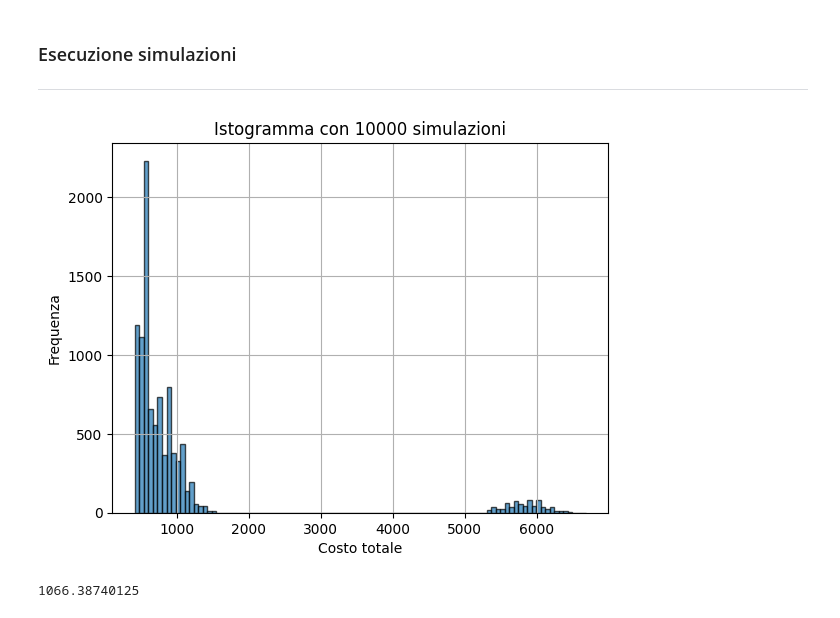
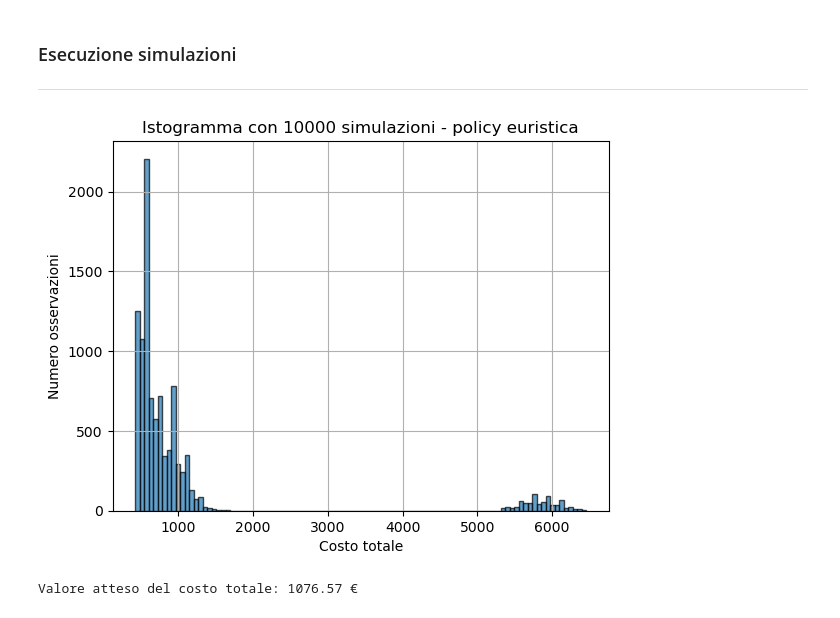
Before and after one commit to kevix01/dp_project, a Jupyter notebook: EfficientSnowProduction.ipynb, the cells around one changed output. Saved outputs shown, nothing was run; the diff lists cells and outputs as text; code cells hidden in the pictures.

```diff
--- a/EfficientSnowProduction.ipynb
+++ b/EfficientSnowProduction.ipynb
@@ -762,22 +765,22 @@ def simulate_heuristic(T,d0,print_enabled=False):
 # %%
 num_simulations = int(1e4)
 total_costs_vector = np.empty(num_simulations)
 
 def run_simulations(total_costs_vector, num_simulations):
     for i in range(num_simulations):
         total_costs_vector[i] = simulate_heuristic(72,0)[1]
 
 run_simulations(total_costs_vector, num_simulations)
 
 plt.hist(total_costs_vector, bins=100, alpha=0.7, edgecolor="black")
 plt.xlabel("Costo totale")
-plt.ylabel("Frequenza")
+plt.ylabel("Numero osservazioni")
 plt.title(f"Istogramma con {num_simulations} simulazioni - policy euristica")
 plt.grid(True)
 plt.show()
 # %% [output]
-[figure, old version]
+[figure, new version]
 # %%
-print("Valore atteso del costo totale: "+str(np.mean(total_costs_vector)))
+print("Valore atteso del costo totale: "+str(np.mean(total_costs_vector).round(2))+" €")
 # %% [output]
-1066.38740125
+Valore atteso del costo totale: 1076.57 €
```
Also changed, not shown: parts of 16 cells of this notebook.
